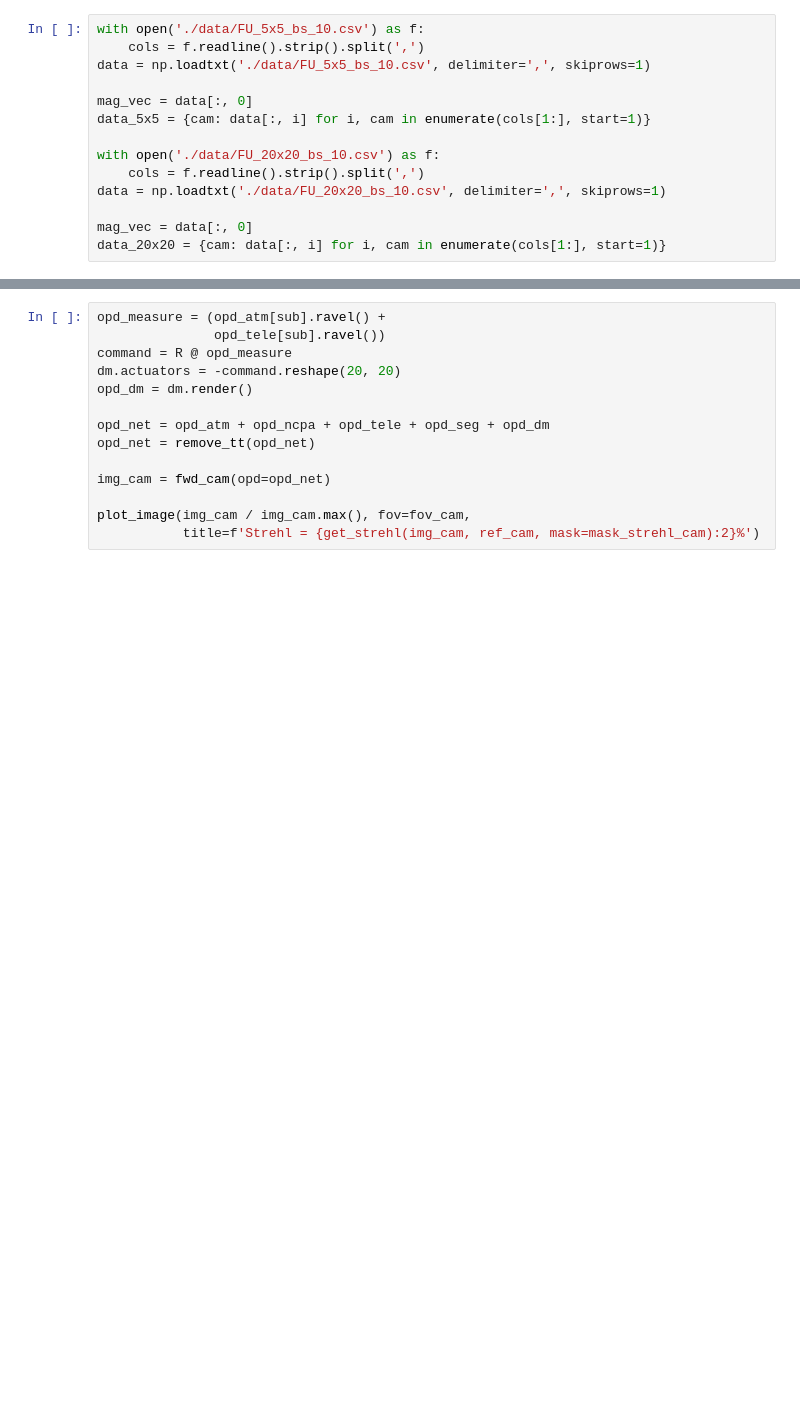
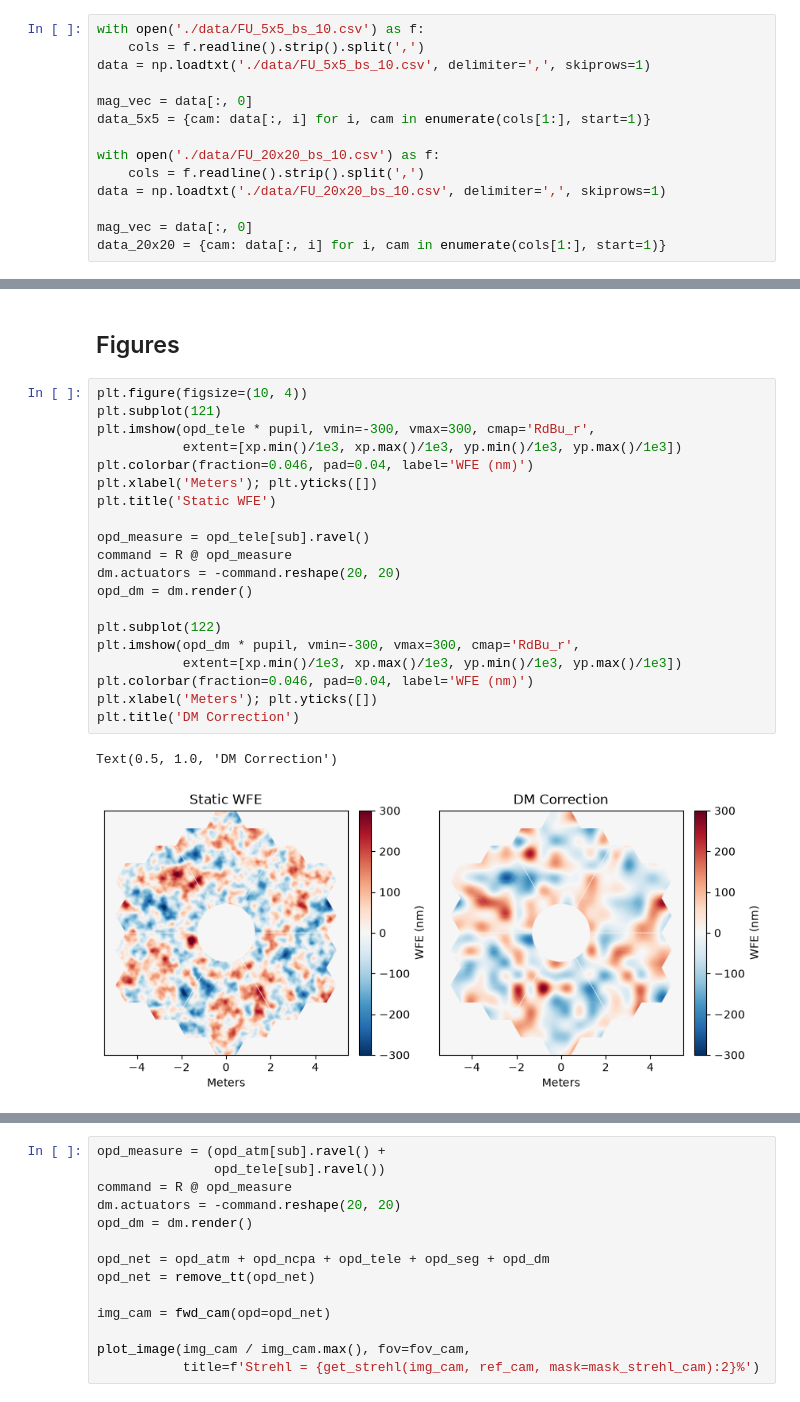
Before and after one commit to zhangderby/keck_prysm, a Jupyter notebook: src/keck_prysm/dev.ipynb, the cells around one changed output, grey strips where cells are left out. Saved outputs shown, nothing was run; the diff lists cells and outputs as text; blank space fills up the shorter version.

```diff
--- a/src/keck_prysm/dev.ipynb
+++ b/src/keck_prysm/dev.ipynb
@@ -1138,0 +1135,25 @@ OldStyleField(195.52265973)
+# %% [markdown]
+## Figures
+# %%
+plt.figure(figsize=(10, 4))
+plt.subplot(121)
+plt.imshow(opd_tele * pupil, vmin=-300, vmax=300, cmap='RdBu_r',
+           extent=[xp.min()/1e3, xp.max()/1e3, yp.min()/1e3, yp.max()/1e3])
+plt.colorbar(fraction=0.046, pad=0.04, label='WFE (nm)')
+plt.xlabel('Meters'); plt.yticks([])
+plt.title('Static WFE')
+
+opd_measure = opd_tele[sub].ravel()
+command = R @ opd_measure
+dm.actuators = -command.reshape(20, 20)
+opd_dm = dm.render()
+
+plt.subplot(122)
+plt.imshow(opd_dm * pupil, vmin=-300, vmax=300, cmap='RdBu_r',
+           extent=[xp.min()/1e3, xp.max()/1e3, yp.min()/1e3, yp.max()/1e3])
+plt.colorbar(fraction=0.046, pad=0.04, label='WFE (nm)')
+plt.xlabel('Meters'); plt.yticks([])
+plt.title('DM Correction')
+# %% [output]
+Text(0.5, 1.0, 'DM Correction')
+[figure, added]
```
Also changed, not shown: parts of 13 cells of this notebook, 13 other files.
